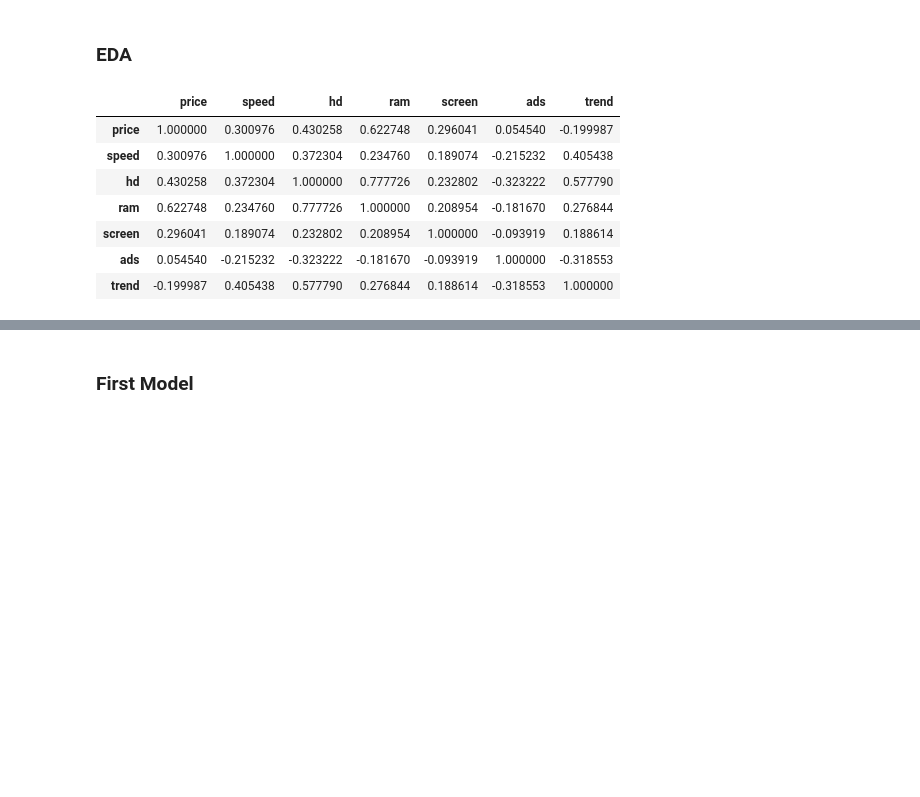
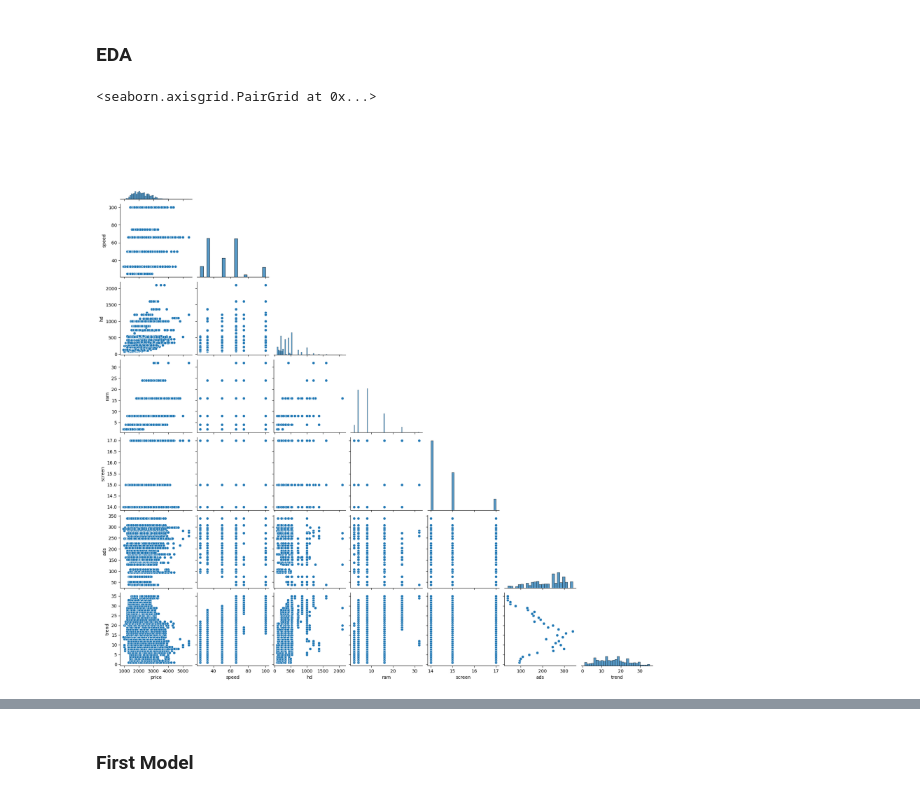
Before and after one commit to Devilstix/BIT_Data_analyst, a Jupyter notebook: 05_regressions/03_lesson/03_multiple_regression_assignments.ipynb, the cells around one changed output, grey strips where cells are left out. Drawn from its saved outputs; the diff is of its cells as text; code cells hidden in the pictures; blank space fills up the shorter version.

```diff
--- a/05_regressions/03_lesson/03_multiple_regression_assignments.ipynb
+++ b/05_regressions/03_lesson/03_multiple_regression_assignments.ipynb
@@ -35,13 +35,7 @@ computers.head()
 # %% [markdown]
 ### EDA
 # %%
-computers.corr(numeric_only=True)
+sns.pairplot(computers, corner=True)
 # %% [output]
-|  | price | speed | hd | ram | screen | ads | trend |
-| price | 1.000000 | 0.300976 | 0.430258 | 0.622748 | 0.296041 | 0.054540 | -0.199987 |
-| speed | 0.300976 | 1.000000 | 0.372304 | 0.234760 | 0.189074 | -0.215232 | 0.405438 |
-| hd | 0.430258 | 0.372304 | 1.000000 | 0.777726 | 0.232802 | -0.323222 | 0.577790 |
-| ram | 0.622748 | 0.234760 | 0.777726 | 1.000000 | 0.208954 | -0.181670 | 0.276844 |
-| screen | 0.296041 | 0.189074 | 0.232802 | 0.208954 | 1.000000 | -0.093919 | 0.188614 |
-| ads | 0.054540 | -0.215232 | -0.323222 | -0.181670 | -0.093919 | 1.000000 | -0.318553 |
-| trend | -0.199987 | 0.405438 | 0.577790 | 0.276844 | 0.188614 | -0.318553 | 1.000000 |
+<seaborn.axisgrid.PairGrid at 0x...>
+[figure, added]
```
Also changed, not shown: parts of 2 cells of this notebook, 1 other file.
